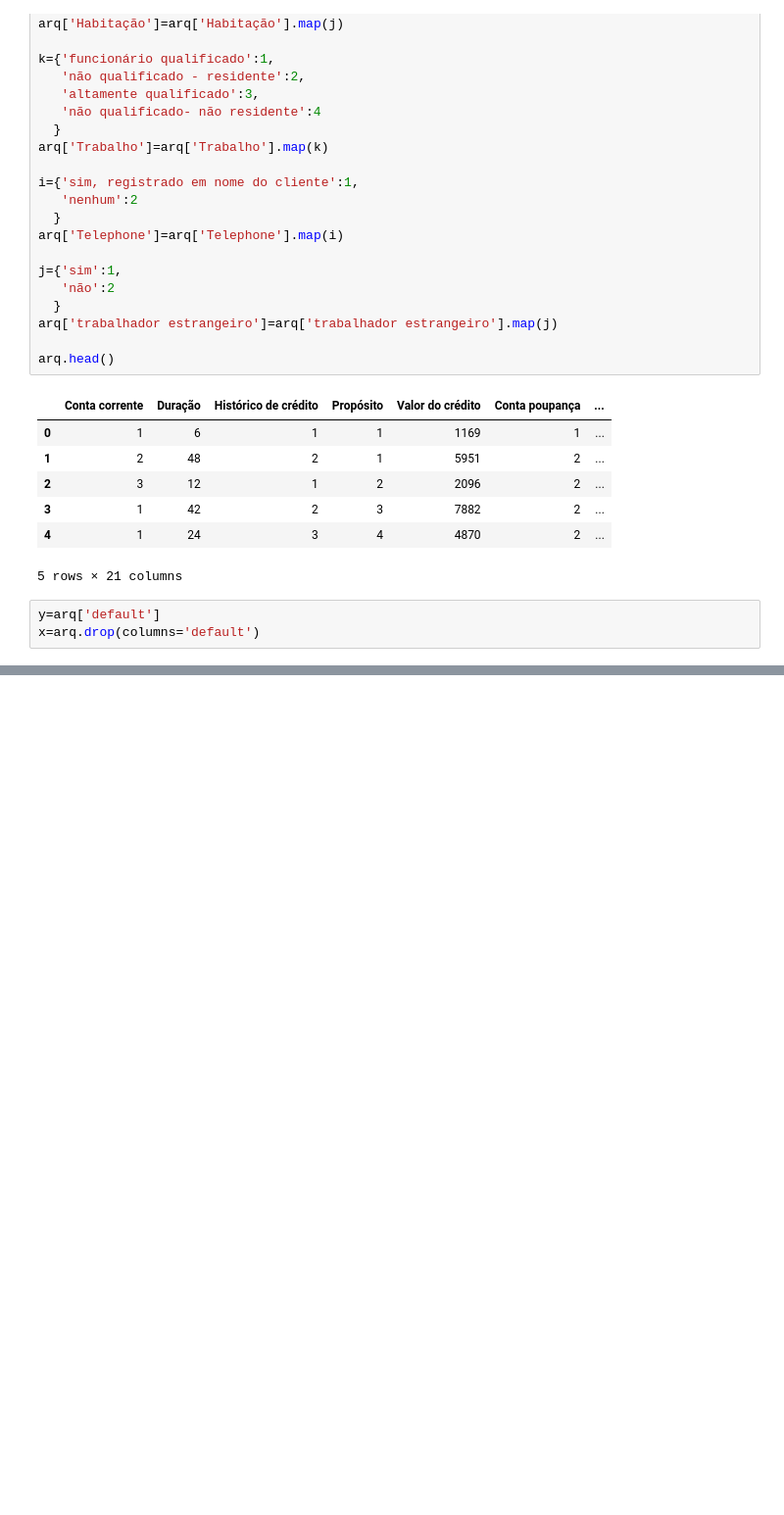
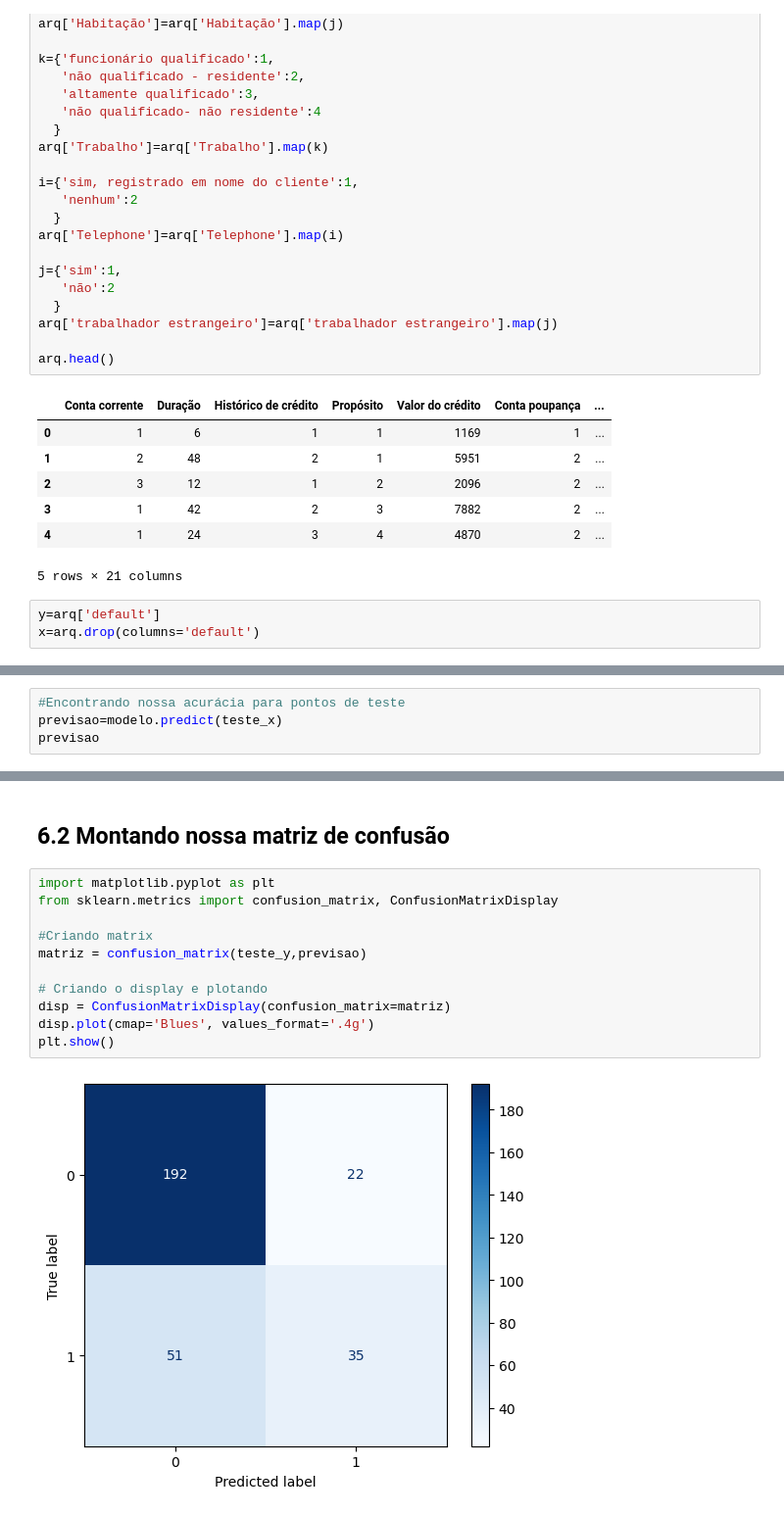
Before and after one commit to andreysousar/Risco_crdito_completo, a Jupyter notebook: risco_credito_completo.ipynb, the cells around one changed output, grey strips where cells are left out. Shown: that part at 98% size. Saved outputs shown, nothing was run; the diff lists cells and outputs as text; blank space fills up the shorter version.

Commit message:
Matriz de confusão

```diff
--- a/risco_credito_completo.ipynb
+++ b/risco_credito_completo.ipynb
@@ -444,3 +448,7 @@ modelo.fit(treino_x, treino_y)
 print("Nossa acurácia será de:",modelo.score(treino_x,treino_y))
 # %% [output]
 Nossa acurácia será de: 0.7585714285714286
+# %%
+#Encontrando nossa acurácia para pontos de teste
+previsao=modelo.predict(teste_x)
+previsao
@@ -446,0 +477,15 @@ Nossa acurácia será de: 0.7585714285714286
+# %% [markdown]
+## 6.2 Montando nossa matriz de confusão
+# %%
+import matplotlib.pyplot as plt
+from sklearn.metrics import confusion_matrix, ConfusionMatrixDisplay
+
+#Criando matrix
+matriz = confusion_matrix(teste_y,previsao)
+
+# Criando o display e plotando
+disp = ConfusionMatrixDisplay(confusion_matrix=matriz)
+disp.plot(cmap='Blues', values_format='.4g')
+plt.show()
+# %% [output]
+[figure, added]
```
Also changed, not shown: parts of 8 cells of this notebook.
